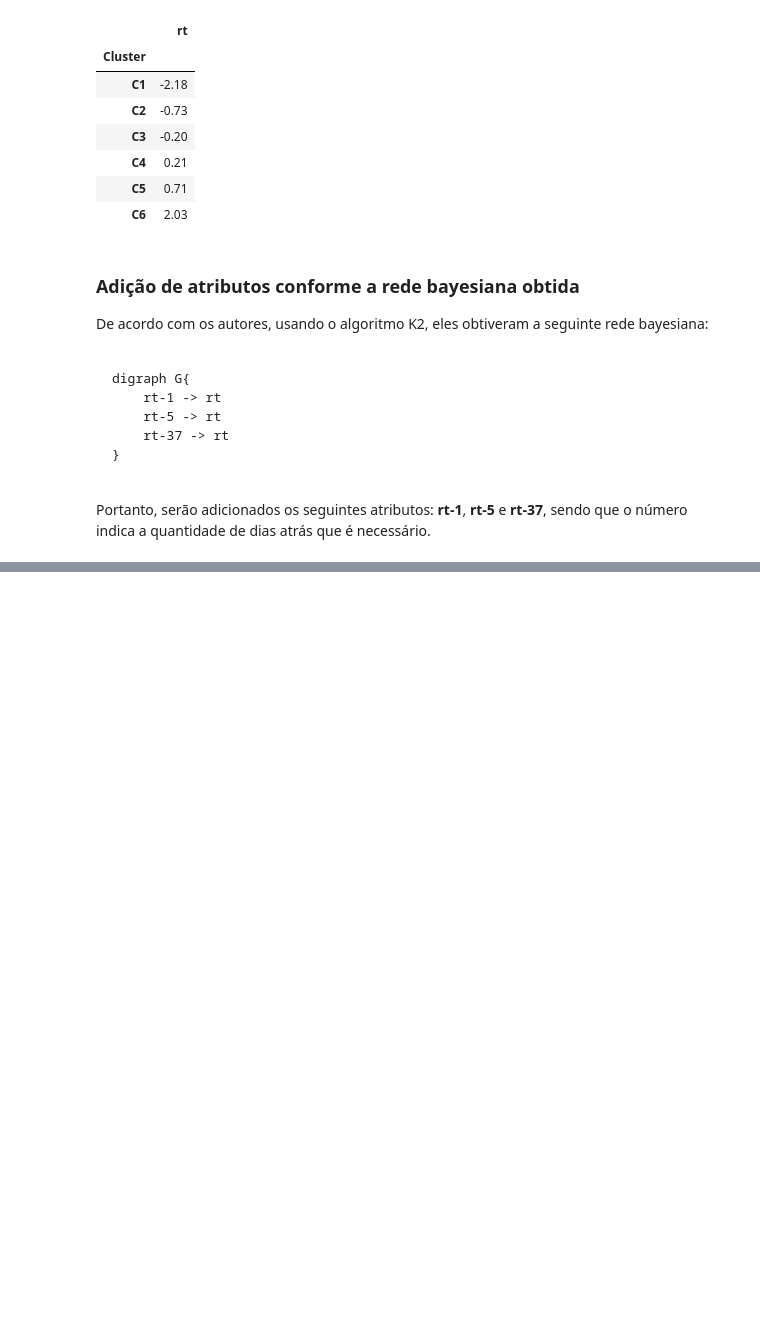
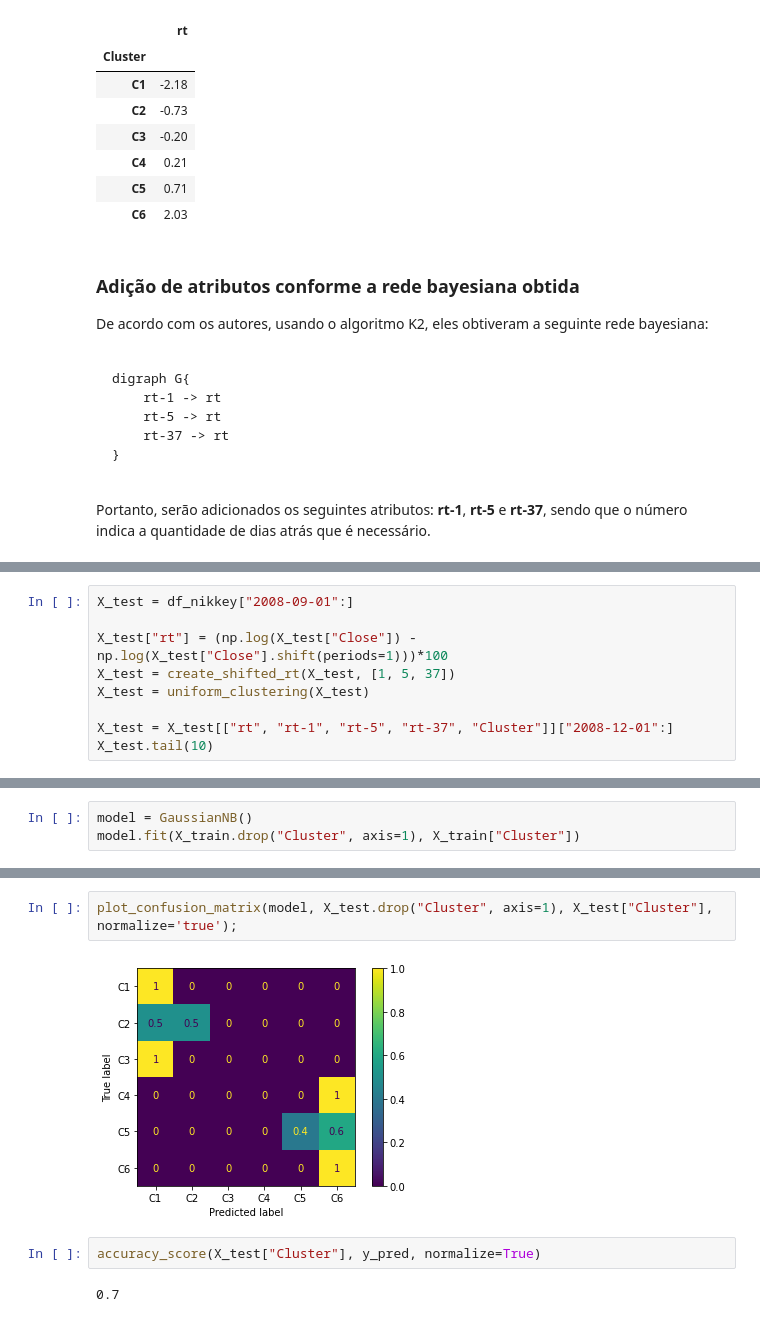
Before and after one commit to cafe-com-analytics/stock_market_index_daily_direction, a Jupyter notebook: notebooks/01_reproducing_paper.ipynb, the cells around one changed output, grey strips where cells are left out. Saved outputs shown, nothing was run; the diff lists cells and outputs as text; blank space fills up the shorter version.

```diff
--- a/notebooks/01_reproducing_paper.ipynb
+++ b/notebooks/01_reproducing_paper.ipynb
@@ -179,0 +191,9 @@ X_train["1985-02-22":].head(10)
+# %%
+X_test = df_nikkey["2008-09-01":]
+
+X_test["rt"] = (np.log(X_test["Close"]) - np.log(X_test["Close"].shift(periods=1)))*100
+X_test = create_shifted_rt(X_test, [1, 5, 37])
+X_test = uniform_clustering(X_test)
+
+X_test = X_test[["rt", "rt-1", "rt-5", "rt-37", "Cluster"]]["2008-12-01":]
+X_test.tail(10)
@@ -179,0 +217,3 @@ X_train["1985-02-22":].head(10)
+# %%
+model = GaussianNB()
+model.fit(X_train.drop("Cluster", axis=1), X_train["Cluster"])
@@ -179,0 +249,8 @@ X_train["1985-02-22":].head(10)
+# %%
+plot_confusion_matrix(model, X_test.drop("Cluster", axis=1), X_test["Cluster"], normalize='true');
+# %% [output]
+[figure, added]
+# %%
+accuracy_score(X_test["Cluster"], y_pred, normalize=True)
+# %% [output]
+0.7
```
Also changed, not shown: parts of 9 cells of this notebook.
